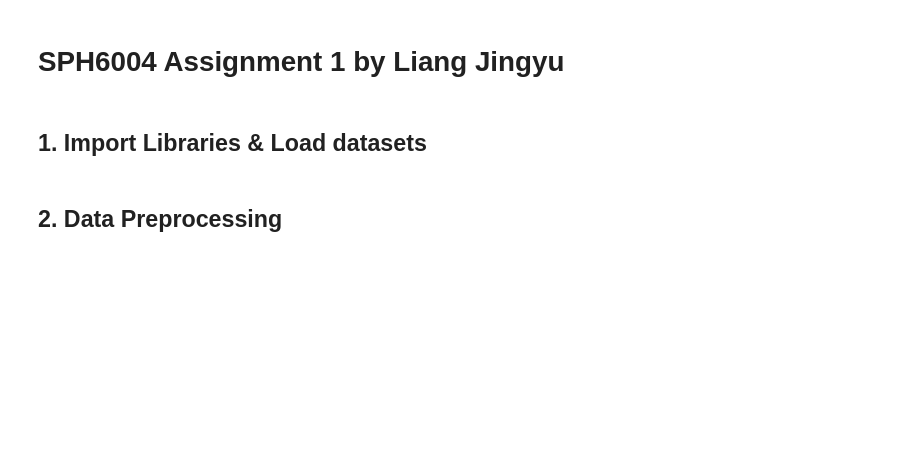
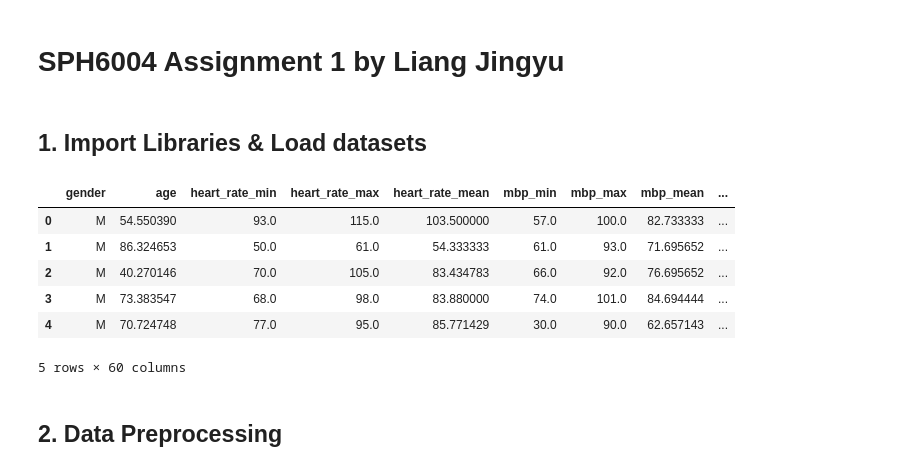
Before and after one commit to LancerLiang/SPH6004_Assignment1, a Jupyter notebook: SPH6004_Assignment1_LJY_Final.ipynb, the cells around one changed output. Cells and saved outputs as stored; diff of their text form; code cells hidden in the pictures; blank space fills up the shorter version.

```diff
--- a/SPH6004_Assignment1_LJY_Final.ipynb
+++ b/SPH6004_Assignment1_LJY_Final.ipynb
@@ -5,33 +5,41 @@
 # %%
 # Import Libs & Load datasets
 import pandas as pd
 import pprint
 import matplotlib
 import matplotlib.pyplot as plt
 
 from sklearn.linear_model import LogisticRegression
 from sklearn.tree import DecisionTreeClassifier
 from sklearn.ensemble import AdaBoostClassifier
 from sklearn.ensemble import RandomForestClassifier
 
 from sklearn.metrics import accuracy_score, confusion_matrix
 from sklearn.metrics import precision_score
 from sklearn.metrics import recall_score
 from sklearn.metrics import f1_score
 from sklearn.metrics import roc_auc_score, roc_curve
 
 from sklearn.impute import SimpleImputer
 from sklearn.impute import KNNImputer
 
 from sklearn.preprocessing import StandardScaler
 from imblearn.over_sampling import SMOTE
 
 from sklearn.model_selection import train_test_split
 from genetic_selection import GeneticSelectionCV
 
 
 df = pd.read_csv('./SPHAssignment1.csv')
-#df.head()
+df.head()
+# %% [output]
+|  | gender | age | heart_rate_min | heart_rate_max | heart_rate_mean | mbp_min | mbp_max | mbp_mean | ... |
+| 0 | M | 54.550390 | 93.0 | 115.0 | 103.500000 | 57.0 | 100.0 | 82.733333 | ... |
+| 1 | M | 86.324653 | 50.0 | 61.0 | 54.333333 | 61.0 | 93.0 | 71.695652 | ... |
+| 2 | M | 40.270146 | 70.0 | 105.0 | 83.434783 | 66.0 | 92.0 | 76.695652 | ... |
+| 3 | M | 73.383547 | 68.0 | 98.0 | 83.880000 | 74.0 | 101.0 | 84.694444 | ... |
+| 4 | M | 70.724748 | 77.0 | 95.0 | 85.771429 | 30.0 | 90.0 | 62.657143 | ... |
+5 rows × 60 columns
 # %% [markdown]
 ## 2. Data Preprocessing
 # %% [markdown]
```
Also changed, not shown: parts of 4 cells of this notebook.
